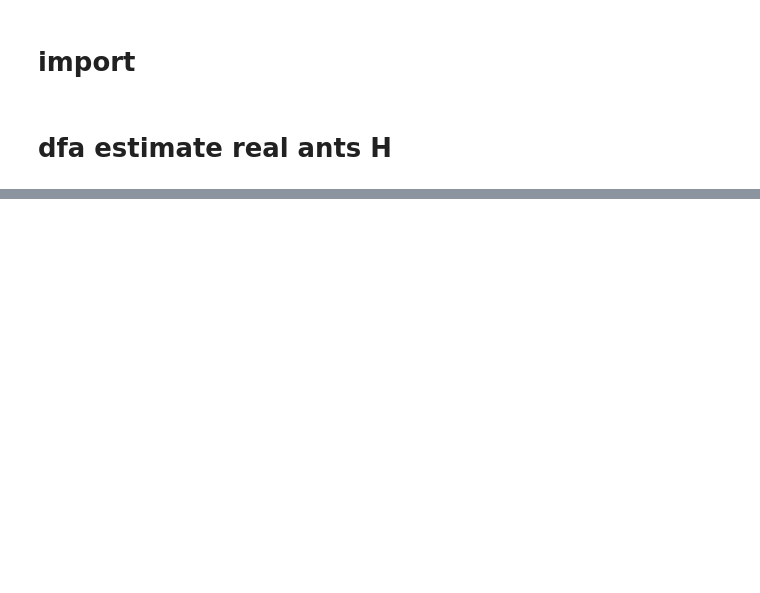
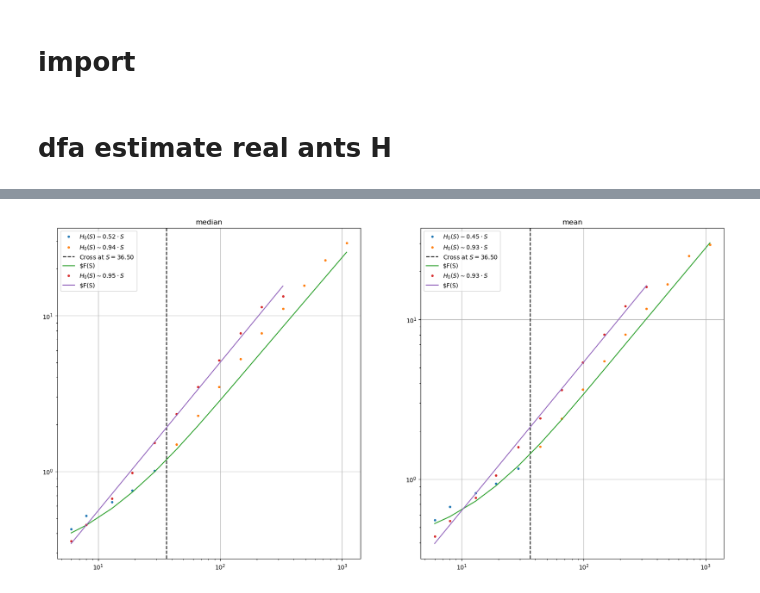
Before and after one commit to Shamaich1337/NMOT, a Jupyter notebook: notebooks/dfa_estimation_emirical_data.ipynb, the cells around one changed output, grey strips where cells are left out. Drawn from its saved outputs; the diff is of its cells as text; code cells hidden in the pictures; blank space fills up the shorter version.

```diff
--- a/notebooks/dfa_estimation_emirical_data.ipynb
+++ b/notebooks/dfa_estimation_emirical_data.ipynb
@@ -132,0 +180,3 @@ with open('../data/artifacts/frufa_ff_dict.pkl', 'wb') as f:
+# %%
+frufa_ff_dict = pd.read_pickle('../data/artifacts/frufa_ff_dict.pkl')
+pyeensis_ff_dict = pd.read_pickle('../data/artifacts/pyeensis_ff_dict.pkl')
@@ -132,0 +192,9 @@ with open('../data/artifacts/frufa_ff_dict.pkl', 'wb') as f:
+# %%
+frufa_long_df = []
+for res in frufa_ff_dict.values():
+    frufa_long_df.extend(res)
+frufa_long_df = pd.DataFrame(frufa_long_df).explode([0, 1])
+frufa_long_df.columns = ['F_s', 's_value']
+frufa_long_df.F_s = frufa_long_df.F_s.astype(float)
+frufa_long_df.s_value = frufa_long_df.s_value.astype(int)
+frufa_long_df = frufa_long_df[frufa_long_df.F_s>1e-4]
@@ -132,0 +253,45 @@ with open('../data/artifacts/frufa_ff_dict.pkl', 'wb') as f:
+# %%
+pyeensis_ff_params_median, _ = analyse_cross_ff_linregress(pyeensis_long_df_agg['median'].values, pyeensis_long_df_agg['s_value'].values)
+frufa_ff_params_median, _ = analyse_zero_cross_ff(frufa_long_df_agg['median'].values, frufa_long_df_agg['s_value'].values)
+fig, ax = plt.subplots(ncols=2)
+fig.set_size_inches((20, 10))
+plot_ff(
+    pyeensis_long_df_agg['median'].values,
+    pyeensis_long_df_agg['s_value'].values,
+    ff_parameter=pyeensis_ff_params_median,
+    residuals=None,
+    ax=ax[0],
+    title='median'
+)
+plot_ff(
+    frufa_long_df_agg['median'].values,
+    frufa_long_df_agg['s_value'].values,
+    ff_parameter=frufa_ff_params_median,
+    residuals=None,
+    ax=ax[0],
+    # title=f'Level {level}'
+)
+
+pyeensis_ff_params_mean, _ = analyse_cross_ff_linregress(pyeensis_long_df_agg['mean'].values, pyeensis_long_df_agg['s_value'].values)
+frufa_ff_params_mean, _ = analyse_zero_cross_ff(frufa_long_df_agg['mean'].values, frufa_long_df_agg['s_value'].values)
+
+plot_ff(
+    pyeensis_long_df_agg['mean'].values,
+    pyeensis_long_df_agg['s_value'].values,
+    ff_parameter=pyeensis_ff_params_mean,
+    residuals=None,
+    ax=ax[1],
+    title='mean'
+)
+plot_ff(
+    frufa_long_df_agg['mean'].values,
+    frufa_long_df_agg['s_value'].values,
+    ff_parameter=frufa_ff_params_mean,
+    residuals=None,
+    ax=ax[1],
+    # title=f'Level {level}'
+)
+ax[1].grid()
+ax[0].grid()
+# %% [output]
+[figure, added]
```
Also changed, not shown: parts of 14 cells of this notebook, 2 other files.
